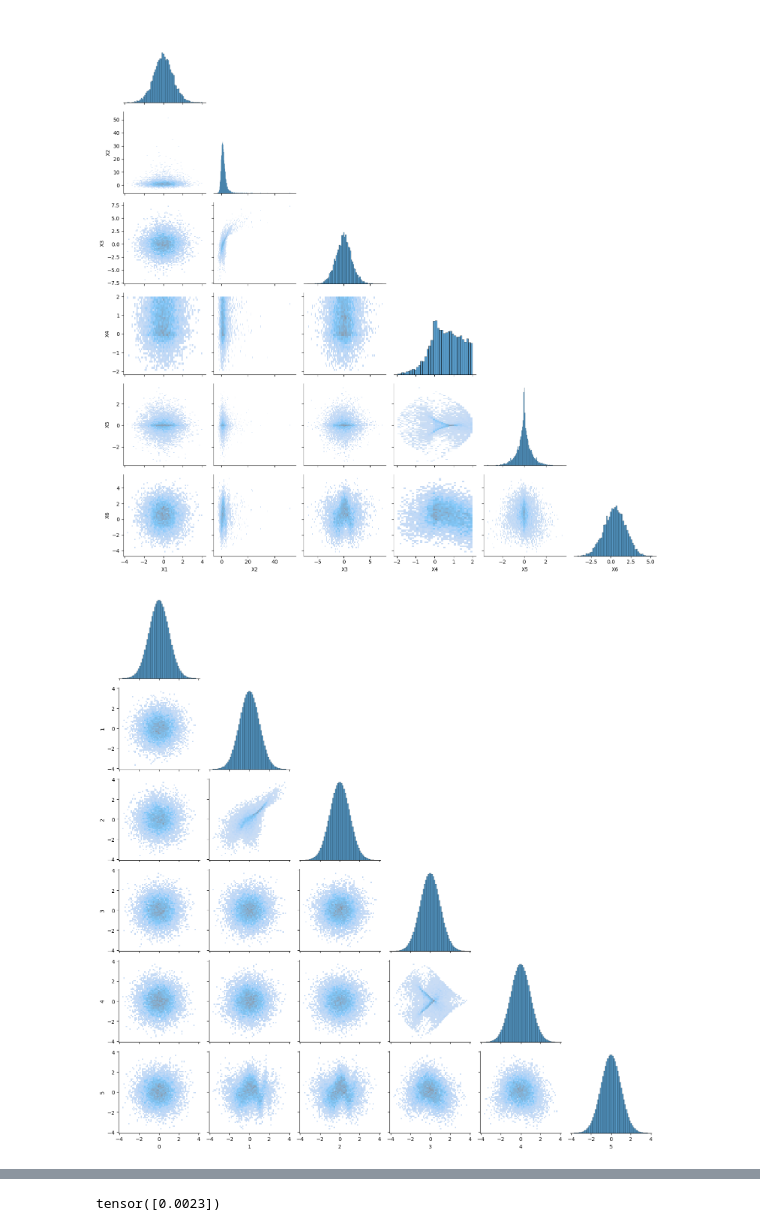
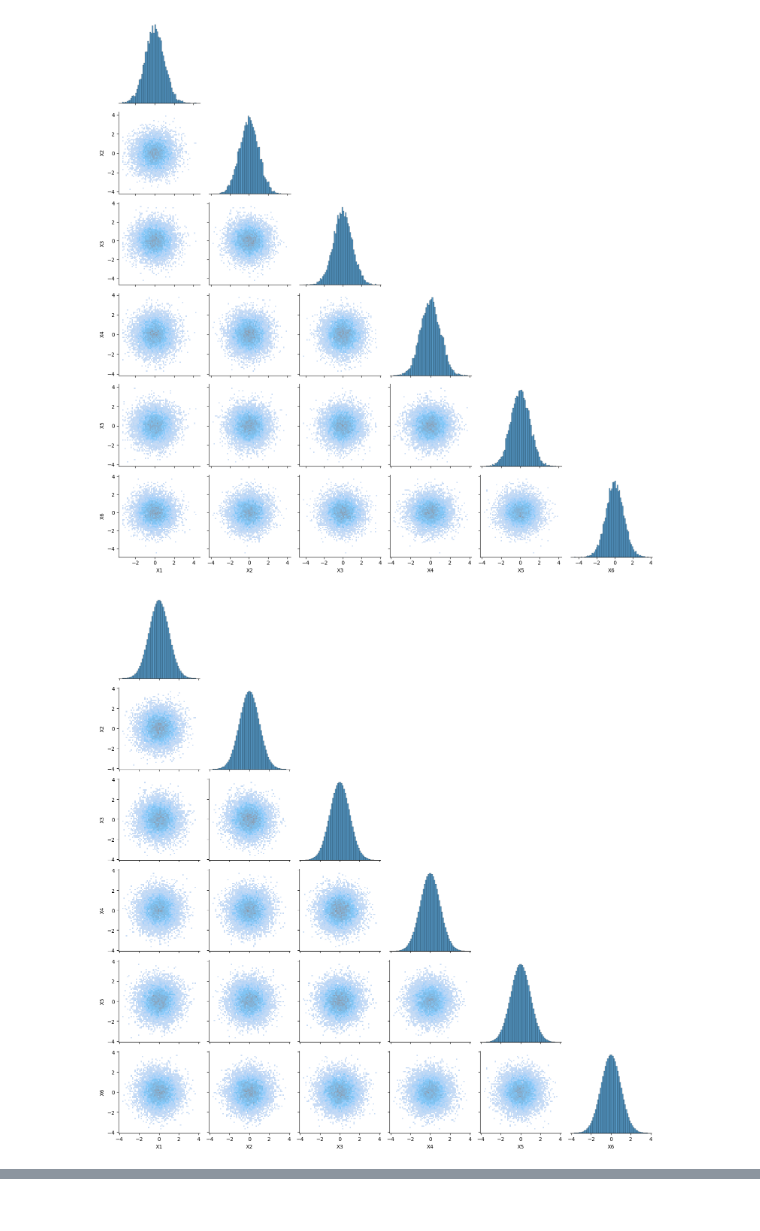
Before and after one commit to Laouen/Oinformation, a Jupyter notebook: analysis/synergistic_system.ipynb, the cells around one changed output, grey strips where cells are left out. Drawn from its saved outputs; the diff is of its cells as text; code cells hidden in the pictures.

```diff
--- a/analysis/synergistic_system.ipynb
+++ b/analysis/synergistic_system.ipynb
@@ -43,9 +44,13 @@ def generate_flat_synergy(alpha=1.0, beta=1.0, gamma=1.0, n=1000):
         'Z00': Z00, 'Z01': Z01
     })
 # %%
-def plot_pairwise_distributions(data):
+def plot_pairwise_distributions(data, x_vars=None, y_vars=None, corner=True):
 
-    sns.pairplot(data, kind='hist', plot_kws={'alpha': 0.6}, corner=True)
+    sns.pairplot(
+        data,
+        x_vars=x_vars, y_vars=y_vars,
+        kind='hist', plot_kws={'alpha': 0.6}, corner=corner
+    )
 
     plt.tight_layout()
     plt.show()
@@ -78,14 +83,15 @@ def plot_variable_pairs(matrix1, matrix2):
 # %%
 X_cols = [f'X{i}' for i in range(1,7)]
 
 # generate_herarchical_synergy
-data = generate_herarchical_synergy(alpha=1., beta=1., n=10000)
+data = generate_flat_synergy(alpha=.0, beta=.0, gamma=1.0, n=10000)
 gaussian_data, covmat = data2gaussian(data[X_cols].values)
+gaussian_data = pd.DataFrame(gaussian_data, columns=data[X_cols].columns)
 
 
 plot_pairwise_distributions(data[X_cols])
-plot_pairwise_distributions(pd.DataFrame(gaussian_data))
-plot_variable_pairs(data[X_cols].values, gaussian_data)
+plot_pairwise_distributions(gaussian_data)
+plot_variable_pairs(data[X_cols].values, gaussian_data.values)
 # %% [output]
-[figure, old version]
+[figure, new version]
-[figure, old version]
+[figure, new version]
@@ -93,5 +98,0 @@ plot_variable_pairs(data[X_cols].values, gaussian_data)
-# %%
-nplets_tc, nplets_dtc, nplets_o, nplets_s = nplet_tc_dtc(data[X_cols].values)
-print(nplets_o)
-# %% [output]
-tensor([0.0023])
```
Also changed, not shown: parts of 6 cells of this notebook, 1 other file.
